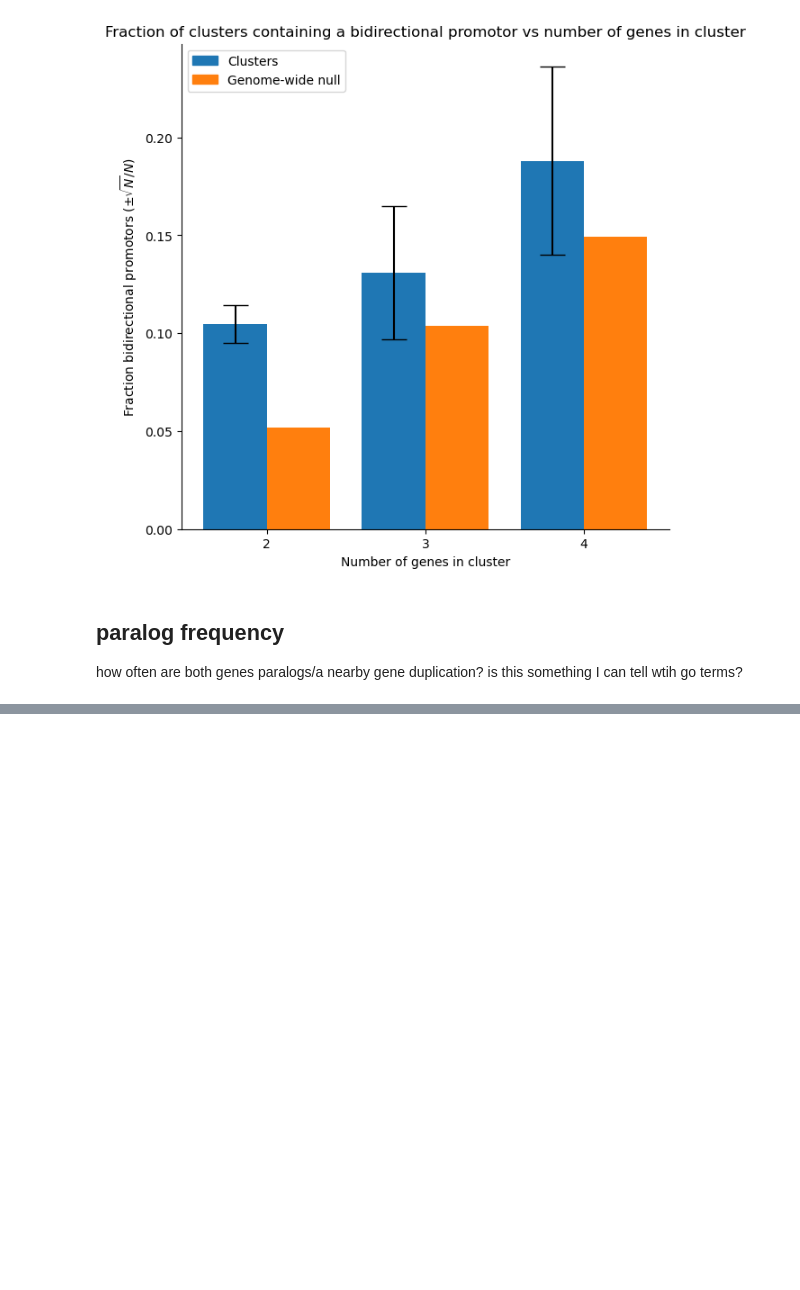
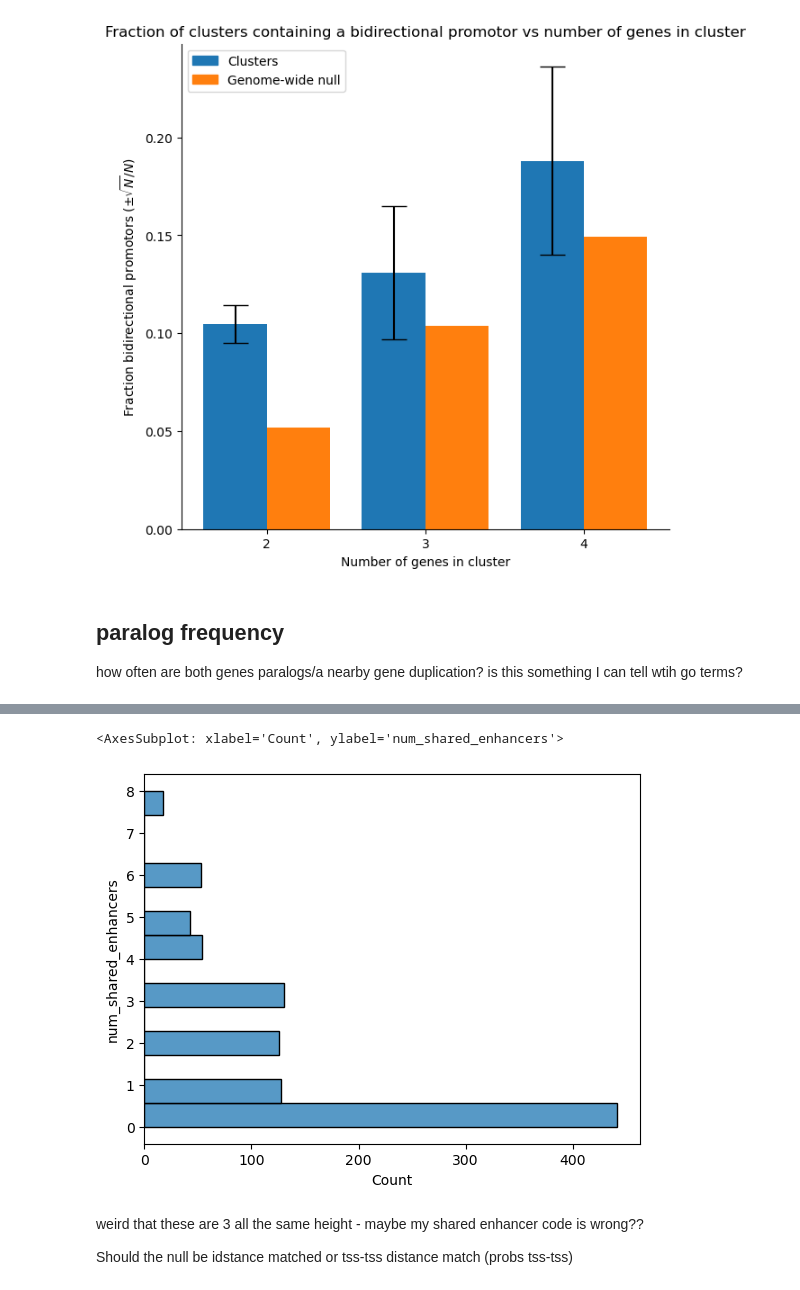
Before and after one commit to kal26/pcqtls, a Jupyter notebook: workflow/notebooks/cluster_analysis/cluster_annotation.ipynb, the cells around one changed output, grey strips where cells are left out. Cells and saved outputs as stored; diff of their text form; code cells hidden in the pictures; blank space fills up the shorter version.

```diff
--- a/workflow/notebooks/cluster_analysis/cluster_annotation.ipynb
+++ b/workflow/notebooks/cluster_analysis/cluster_annotation.ipynb
@@ -309,0 +402,9 @@ is this something I can tell wtih go terms?
+# %%
+sns.histplot(cluster_df, y='num_shared_enhancers',)
+# %% [output]
+<AxesSubplot: xlabel='Count', ylabel='num_shared_enhancers'>
+[figure, added]
+# %% [markdown]
+weird that these are 3 all the same height - maybe my shared enhancer code is wrong??
+
+Should the null be idstance matched or tss-tss distance match (probs tss-tss)
```
Also changed, not shown: parts of 24 cells of this notebook.
